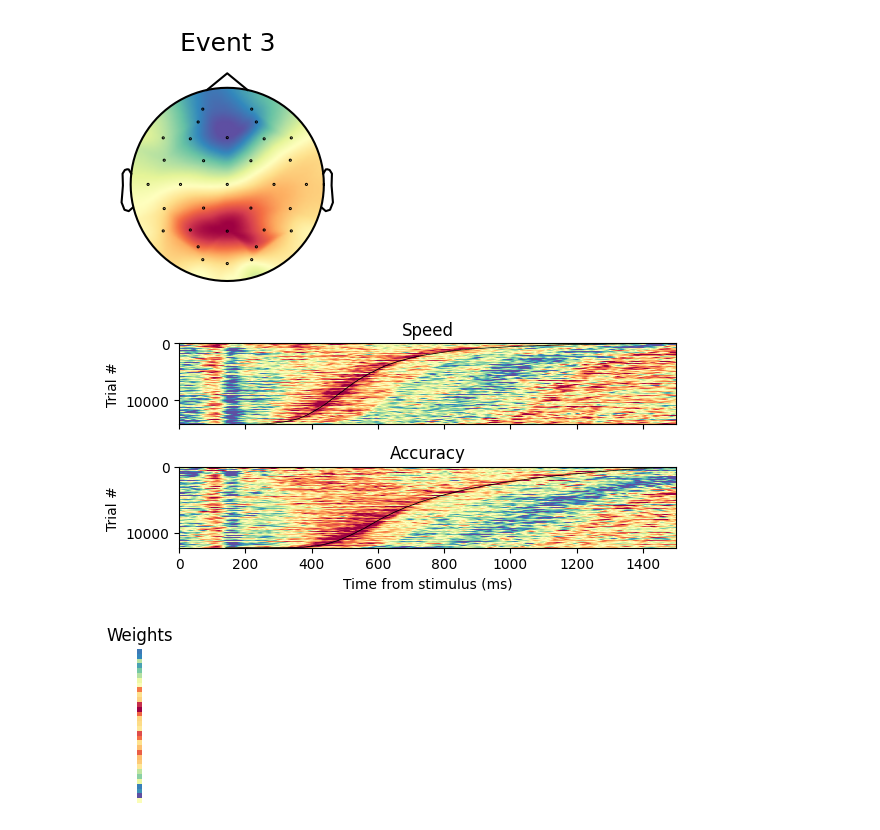
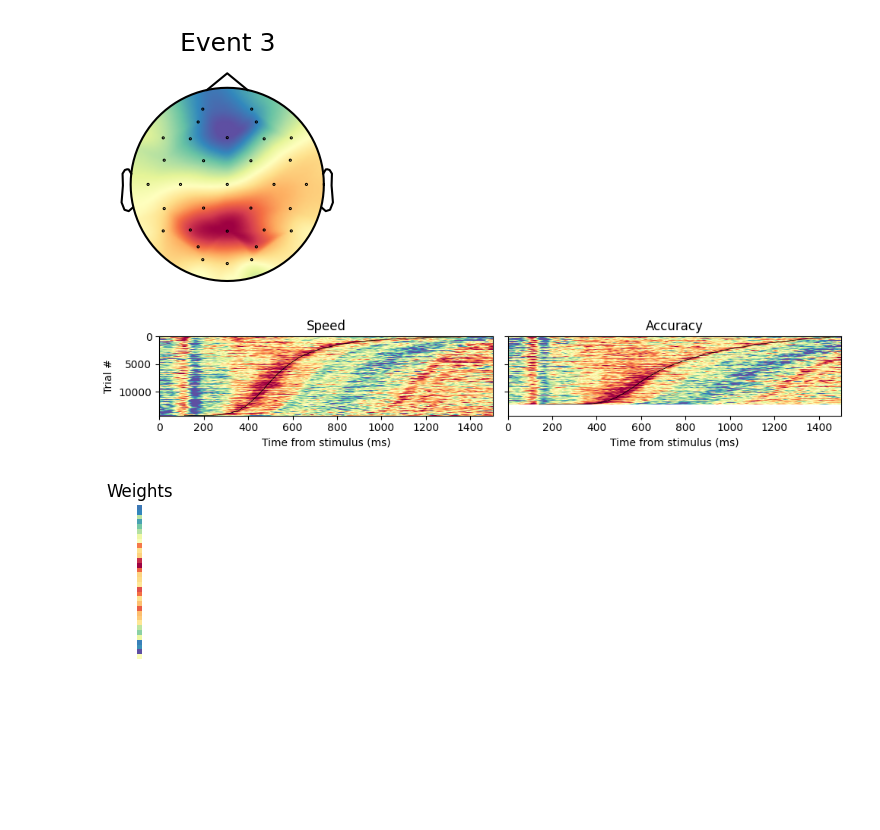
Before and after one commit to GWeindel/decision-times, a Jupyter notebook: 2-ERP_analyses.ipynb, the cells around one changed output. Saved outputs shown, nothing was run; the diff lists cells and outputs as text; code cells hidden in the pictures; blank space fills up the shorter version.

```diff
--- a/2-ERP_analyses.ipynb
+++ b/2-ERP_analyses.ipynb
@@ -32,8 +32,8 @@ epoch_data = hmp.io.read_mne_data(subj_files, epoched=True, sfreq=sfreq,
                                      subj_idx=subj_names,
                                      ignore_rt=True)
 # REcover estiation
-model = hmp.io.load_model('estimation_files/model')
-estimates = hmp.io.load_model('estimation_files/estimates')
+model = hmp.io.load_model('estimation_files/model.pkl')
+estimates = hmp.io.load_model('estimation_files/estimates.pkl')
 # %% [output]
 Processing participant data/preprocessed/6_epo.fif's epoched eeg
 1116 trials were retained for participant data/preprocessed/6_epo.fif
@@ -53,15 +53,21 @@ Processing participant data/preprocessed/2_epo.fif's epoched eeg
 Processing participant data/preprocessed/8_epo.fif's epoched eeg
 1116 trials were retained for participant data/preprocessed/8_epo.fif
 # %%
-data = epoch_data.stack({'trial_x_participant':['participant','epochs']}).data.dropna('trial_x_participant', how="all")
-times_sp = hmp.utils.event_times(estimates, mean=False, add_rt=True, add_stim=True)#utils.compute_times(init, estimates, mean=True, add_rt=True, as_time=True)
-
-weights =  hmp.utils.event_topo(epoch_data, estimates, mean=True)#init.compute_topographies(epoch_data, estimates, init)#0 is first event
+times_sp = hmp.utils.event_times(estimates, mean=False, add_rt=True, add_stim=True)
 
 tstep = 1000/sfreq
+
+data = epoch_data.stack({'trial':['participant','epoch']}).data.dropna('trial', how="all")
+data['stimulus'] = data.stimulus.astype(int)
+data['rt'] = times_sp[:,-1]*tstep
+data['Stimulus'] = times_sp[:,0]*tstep
+data['P100'] = times_sp[:,1]*tstep
+data['N200'] = times_sp[:,2]*tstep
+data['CPP'] = times_sp[:,3]*tstep
+weights =  hmp.utils.event_channels(epoch_data, estimates, mean=True)
+
 name_sat = {'speed':'Speed','accuracy':'Accuracy'}
 ax_sat = {"speed":0, "accuracy":1}
-# avg_sat = {"accuracy":avg_accuracy, "speed":avg}
 channels = info['ch_names'][:32]
 decision_event = 2
 # %%
@@ -80,43 +86,41 @@ def gauss_window(sorted_mvp):
     for t in range(sorted_mvp.shape[1]):
         x[:,t] = np.convolve(sorted_mvp[:,t], gauss_k, mode="same")
     # Zscore
     x = (x-np.tile(np.nanmean(x, axis=1), (x.shape[1], 1)).T)\
             /np.tile(np.nanstd(x, axis=1), (x.shape[1], 1)).T
     return x
 
 n_samples = 1.5*sfreq
-fig, ax = plt.subplots(2,figsize=(6, 3))
+fig, ax = plt.subplots(1, 2,figsize=(10, 2), sharey=True)
 for SAT in ['accuracy','speed']:
-    data_left_sp = data.where((data.condition == SAT), drop=True).dropna('trial_x_participant', how="all")
+    data_left_sp = data.where((data.condition == SAT), drop=True).dropna('trial', how="all")
 
     #Used for RTs
     centered_rt = hmp.utils.centered_activity(data_left_sp, times_sp, channels,
                     event=0, n_samples=n_samples, cut_before_event=0, cut_after_event=4,
                     baseline=0)
     #Actual mvp values
     centered_surface = hmp.utils.centered_activity(data_left_sp, times_sp, channels,
                     event=0, n_samples=n_samples, cut_before_event=0, cut_after_event=0,
                     baseline=0)
-    rts_surface = np.isnan(centered_rt.data.sel(channel='Cz')).sum('samples').values
+    rts_surface = np.isnan(centered_rt.data.sel(channel='Cz')).sum('sample').values
     rts_surface_sort = np.argsort(rts_surface)
     rts_surface_sort = rts_surface_sort[int(np.sum(rts_surface == 0)):-int(np.sum(rts_surface >= n_samples))]
-    mvp_tc = np.dot(centered_surface.data.transpose('trial_x_participant', 'samples','channel').data, weights.sel(event=decision_event).values[:,0])[rts_surface_sort]
+    mvp_tc = np.dot(centered_surface.data.transpose('trial', 'sample','channel').data, weights.sel(event=decision_event).values[:,0])[rts_surface_sort]
     filtered_zscored = gauss_window(mvp_tc)
     ax[ax_sat[SAT]].imshow(filtered_zscored, vmin=-2, vmax=2, cmap='Spectral_r',
         interpolation='none',  extent=[0,n_samples*tstep,mvp_tc.shape[0],0], aspect='auto')
     ax[ax_sat[SAT]].plot((n_samples-rts_surface[rts_surface_sort][::-1])*tstep, np.arange(len(rts_surface_sort))[::-1], color='k', lw=.5)
-    if ax_sat[SAT] == 1:
-        ax[ax_sat[SAT]].set_xlabel('Time from stimulus (ms)')
-    else:
-        ax[ax_sat[SAT]].tick_params(bottom=True, labelbottom=False, left=True, labelleft=True)
+    if ax_sat[SAT] == 0:
+        ax[ax_sat[SAT]].set_ylabel('Trial #')
     ax[ax_sat[SAT]].set_xlim(0, 1500)
-    ax[ax_sat[SAT]].set_ylabel('Trial #')
     ax[ax_sat[SAT]].set_title(SAT.capitalize())
+    ax[ax_sat[SAT]].set_xlabel('Time from stimulus (ms)')
 fig.tight_layout()
 plt.savefig('plots/single-trial_CPP.png',dpi=300,transparent=True,bbox_inches='tight')
 plt.show()
 # %% [output]
-[figure, old version]
+[figure, new version]
 # %%
 fig, ax = plt.subplots(figsize=(1,2))
 plt.imshow(np.array([weights.sel(event=decision_event)[:,0]]).T, cmap='Spectral_r')
```
Also changed, not shown: parts of 11 cells of this notebook, 2 other files.
